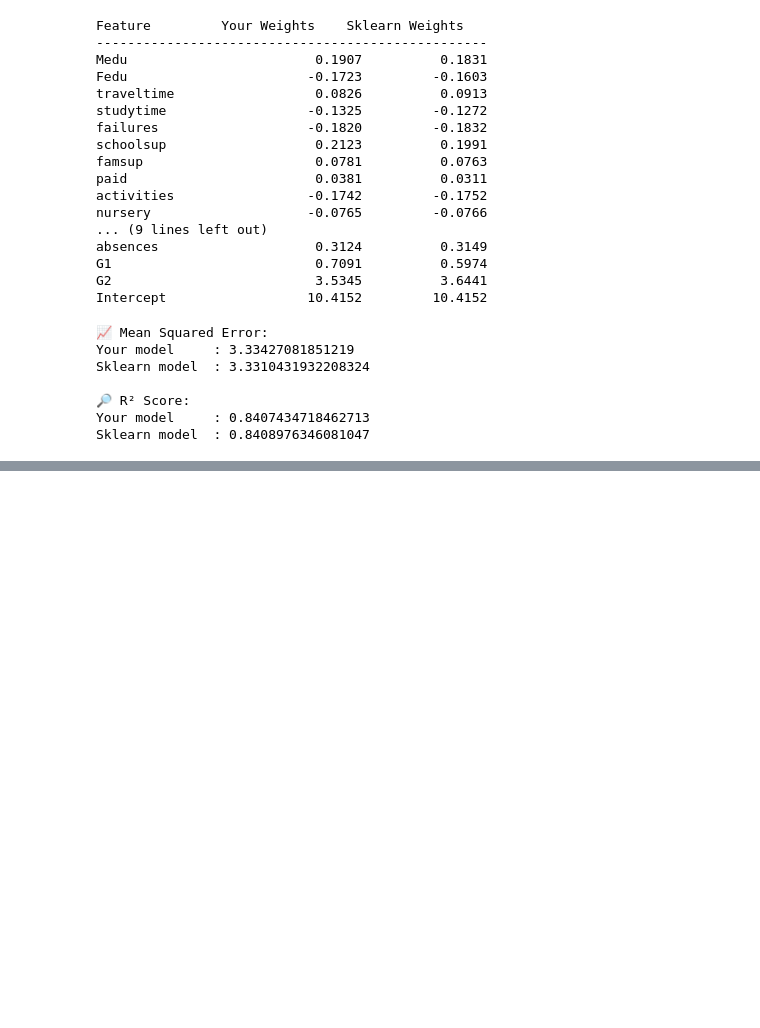
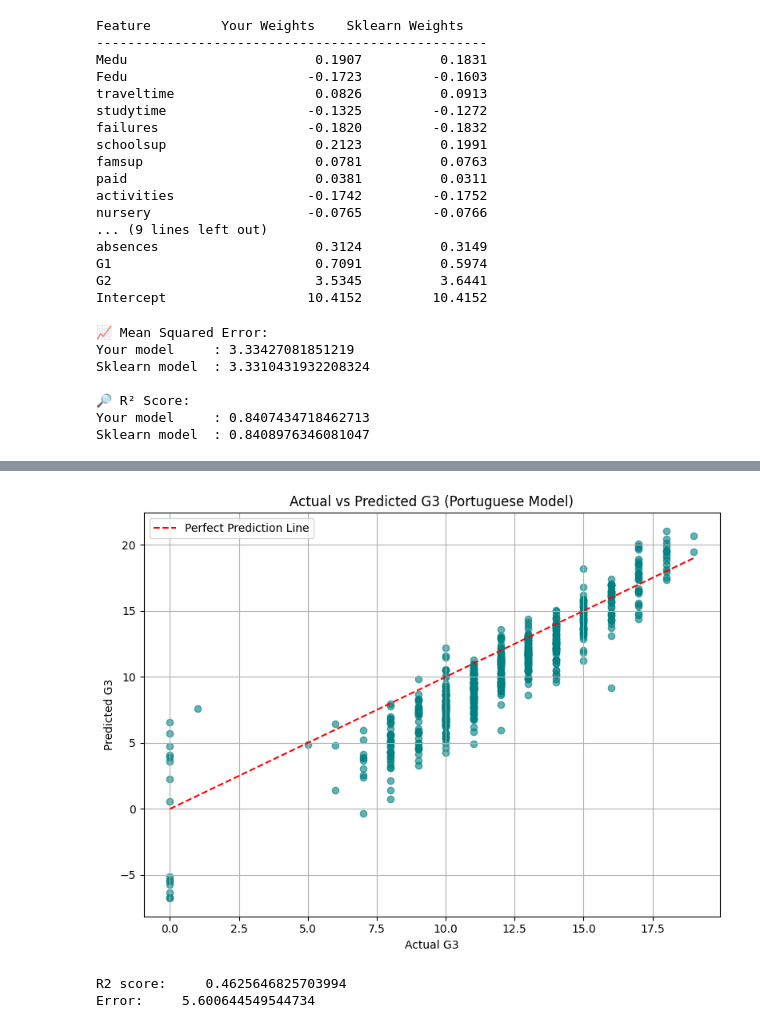
Before and after one commit to manan35122/Predicting-Student-Academic-Performance-Using-Socioeconomic-and-Psychological-Factors, a Jupyter notebook: main.ipynb, the cells around one changed output, grey strips where cells are left out. Saved outputs shown, nothing was run; the diff lists cells and outputs as text; code cells hidden in the pictures; blank space fills up the shorter version.

Commit message:
Predicted por and math grades using linear regression and visualized the results

```diff
--- a/main.ipynb
+++ b/main.ipynb
@@ -176,0 +180,3 @@ Sklearn model  : 0.8408976346081047
+# %%
+for col in binary_cols:
+    df_por[col] = df_por[col].map({'yes':1, 'no':0})
@@ -176,0 +191,36 @@ Sklearn model  : 0.8408976346081047
+# %%
+X = df_por[features]
+Y = df_por['G3']
+
+X = (X - X.mean()) / X.std()
+
+
+model_por = LinearRegression()
+
+model_por.fit(X,Y)
+
+weight_por = model_por.coef_
+
+bias_por = model.intercept_
+# %%
+Y_pred_por = model.predict(X)
+# %%
+plt.figure(figsize=(8,6))
+plt.scatter(Y, Y_pred_por, alpha=0.6, color='teal')
+plt.plot([Y.min(), Y.max()], [Y.min(), Y.max()], color='red', linestyle='--', label='Perfect Prediction Line')
+
+plt.xlabel("Actual G3")
+plt.ylabel("Predicted G3")
+plt.title("Actual vs Predicted G3 (Portuguese Model)")
+plt.legend()
+plt.grid(True)
+plt.tight_layout()
+plt.show()
+# %% [output]
+[figure, added]
+# %%
+print("R2 score:    ",r2_score(Y,Y_pred_por))
+print("Error:    ",mean_squared_error(Y,Y_pred_por))
+# %% [output]
+R2 score:     0.4625646825703994
+Error:     5.600644549544734
```
Also changed, not shown: parts of 7 cells of this notebook.
